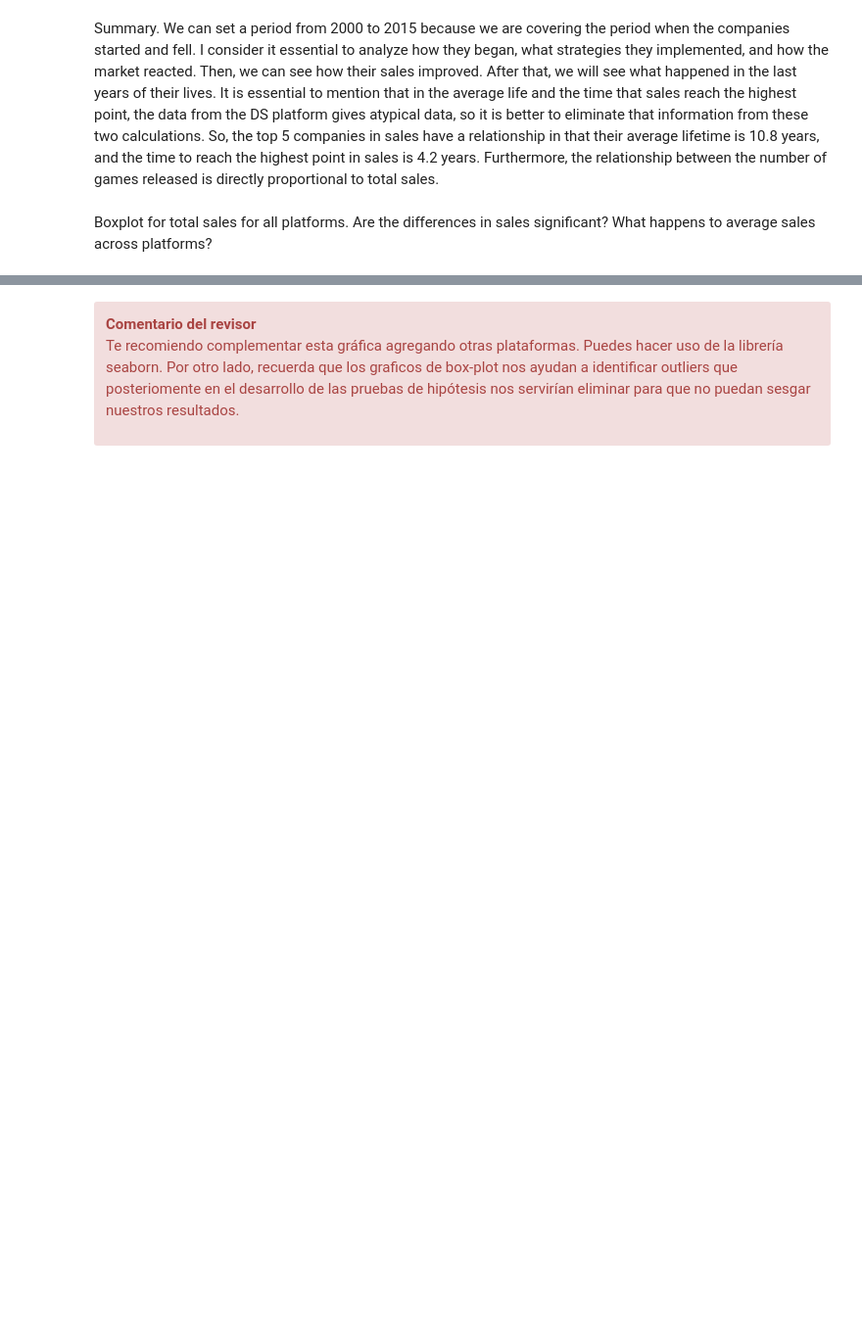
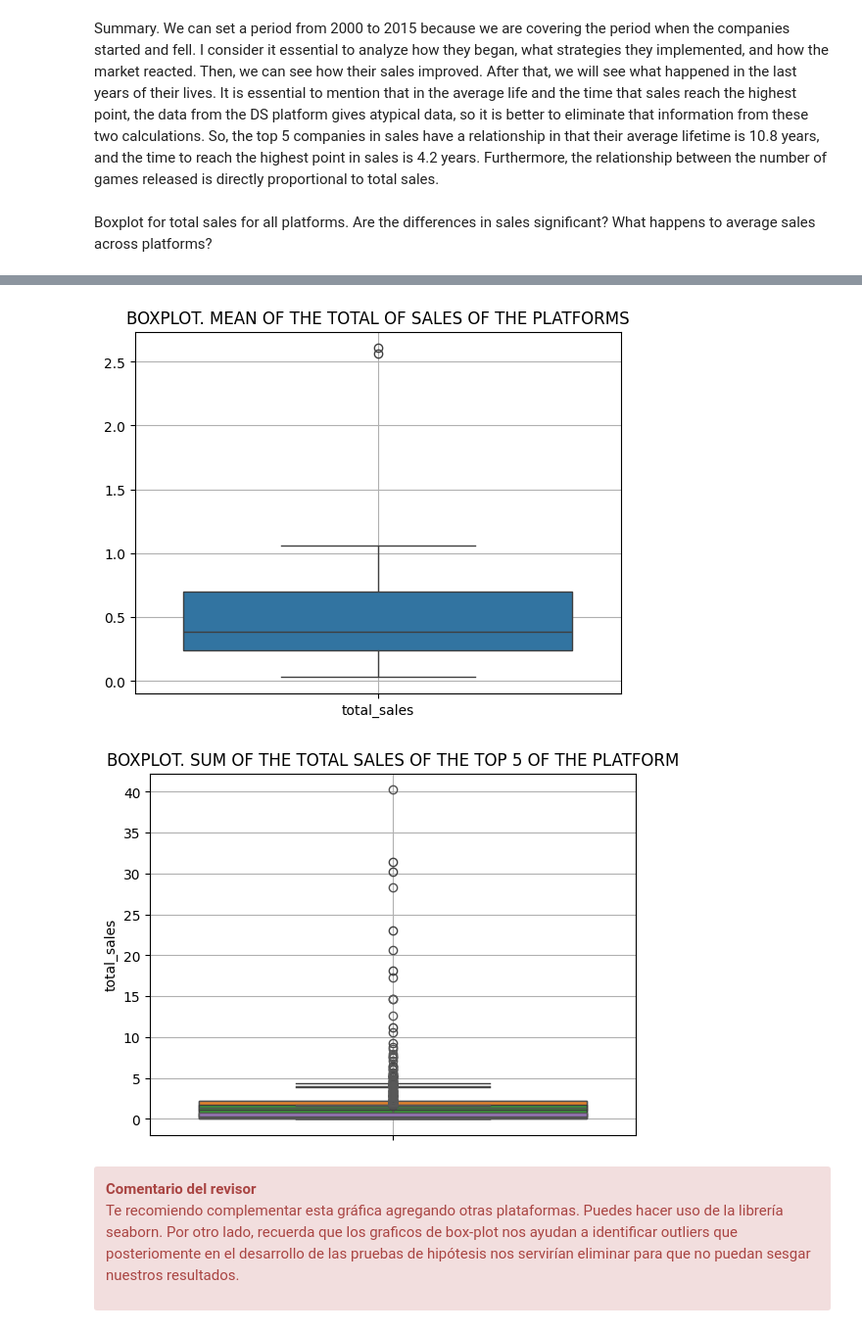
Before and after one commit to JimenaMaSuMu/VideoGameProject, a Jupyter notebook: code_review1.ipynb, the cells around one changed output, grey strips where cells are left out. Shown at 98% size. Saved outputs shown, nothing was run; the diff lists cells and outputs as text; code cells hidden in the pictures; blank space fills up the shorter version.

```diff
--- a/code_review1.ipynb
+++ b/code_review1.ipynb
@@ -657,3 +747,24 @@ GB        98
+# %%
+GB_total_sales = games[games['platform']=='GB'].groupby('name')['total_sales'].sum()
+NES_total_sales = games[games['platform']=='NES'].groupby('name')['total_sales'].sum()
+GEN_total_sales = games[games['platform']=='GEN'].groupby('name')['total_sales'].sum()
+SNES_total_sales = games[games['platform']=='SNES'].groupby('name')['total_sales'].sum()
+PS4_total_sales = games[games['platform']=='PS4'].groupby('name')['total_sales'].sum()
+
+sns.boxplot(mean_total)
+plt.grid(True)
+plt.title('BOXPLOT. MEAN OF THE TOTAL OF SALES OF THE PLATFORMS')
+plt.show()
+plt.title('BOXPLOT. SUM OF THE TOTAL SALES OF THE TOP 5 OF THE PLATFORM')
+sns.boxplot(GB_total_sales)
+sns.boxplot(NES_total_sales)
+sns.boxplot(GEN_total_sales)
+sns.boxplot(SNES_total_sales)
+sns.boxplot(PS4_total_sales)
+plt.grid(True)
+# %% [output]
+[figure, added]
+[figure, added]
 # %% [markdown]
 <div class="alert alert-block alert-danger">
 <b>Comentario del revisor</b> <a class="tocSkip"></a>
```
Also changed, not shown: parts of 19 cells of this notebook.
